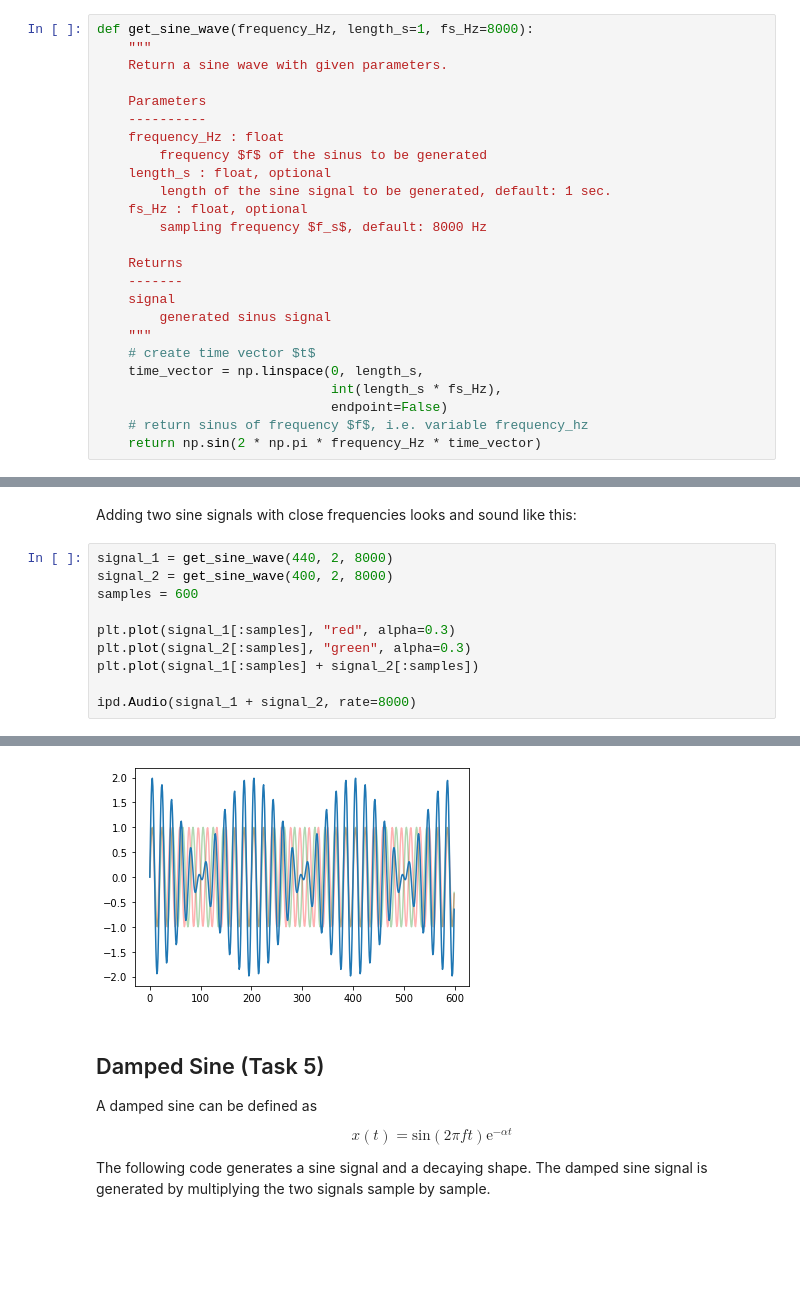
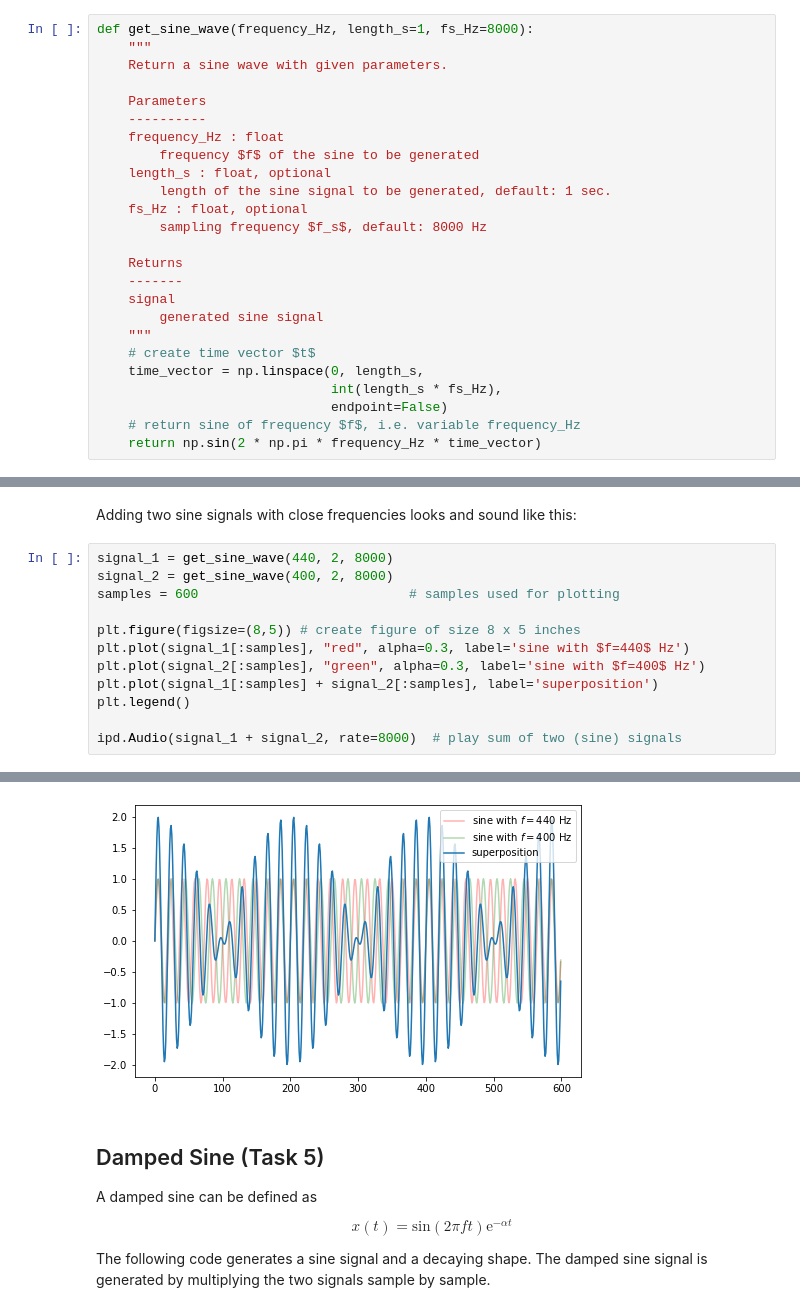
Before and after one commit to sap-shef/SpeechProcesssingLab, a Jupyter notebook: Lab-Sheet-Solutions/Lab-Sheet-2-Solution.ipynb, the cells around one changed output, grey strips where cells are left out. Saved outputs shown, nothing was run; the diff lists cells and outputs as text; blank space fills up the shorter version.

```diff
--- a/Lab-Sheet-Solutions/Lab-Sheet-2-Solution.ipynb
+++ b/Lab-Sheet-Solutions/Lab-Sheet-2-Solution.ipynb
@@ -68,7 +68,7 @@ def get_sine_wave(frequency_Hz, length_s=1, fs_Hz=8000):
     Parameters
     ----------
     frequency_Hz : float
-        frequency $f$ of the sinus to be generated
+        frequency $f$ of the sine to be generated
     length_s : float, optional
         length of the sine signal to be generated, default: 1 sec.
     fs_Hz : float, optional
@@ -77,12 +77,12 @@ def get_sine_wave(frequency_Hz, length_s=1, fs_Hz=8000):
     Returns
     -------
     signal
-        generated sinus signal
+        generated sine signal
     """
     # create time vector $t$
     time_vector = np.linspace(0, length_s,
                               int(length_s * fs_Hz),
                               endpoint=False)
-    # return sinus of frequency $f$, i.e. variable frequency_hz
+    # return sine of frequency $f$, i.e. variable frequency_Hz
     return np.sin(2 * np.pi * frequency_Hz * time_vector)
 # %% [markdown]
@@ -145,16 +147,18 @@ Adding two sine signals with close frequencies looks and sound like this:
 # %%
 signal_1 = get_sine_wave(440, 2, 8000)
 signal_2 = get_sine_wave(400, 2, 8000)
-samples = 600
+samples = 600                           # samples used for plotting
 
-plt.plot(signal_1[:samples], "red", alpha=0.3)
-plt.plot(signal_2[:samples], "green", alpha=0.3)
-plt.plot(signal_1[:samples] + signal_2[:samples])
+plt.figure(figsize=(8,5)) # create figure of size 8 x 5 inches
+plt.plot(signal_1[:samples], "red", alpha=0.3, label='sine with $f=440$ Hz')
+plt.plot(signal_2[:samples], "green", alpha=0.3, label='sine with $f=400$ Hz')
+plt.plot(signal_1[:samples] + signal_2[:samples], label='superposition')
+plt.legend()
 
-ipd.Audio(signal_1 + signal_2, rate=8000)
+ipd.Audio(signal_1 + signal_2, rate=8000)  # play sum of two (sine) signals
 # %% [output]
 [interactive output not drawn]
-[figure, old version]
+[figure, new version]
 # %% [markdown]
 ## Damped Sine (Task 5)
 
```
Also changed, not shown: parts of 16 cells of this notebook.
